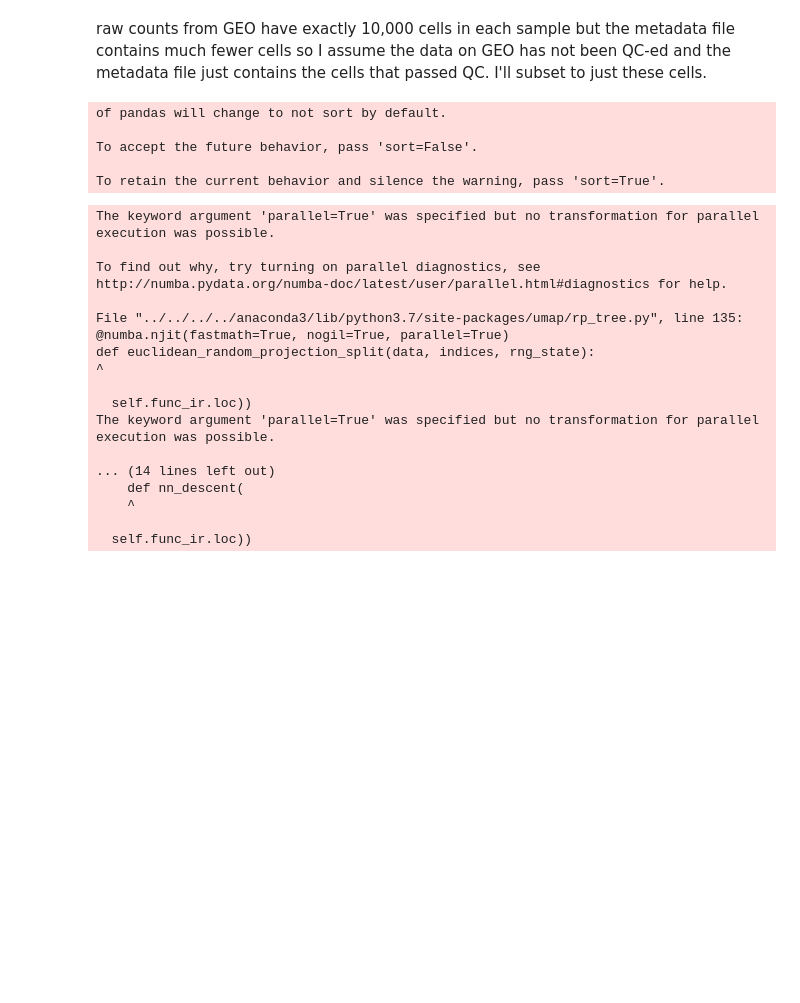
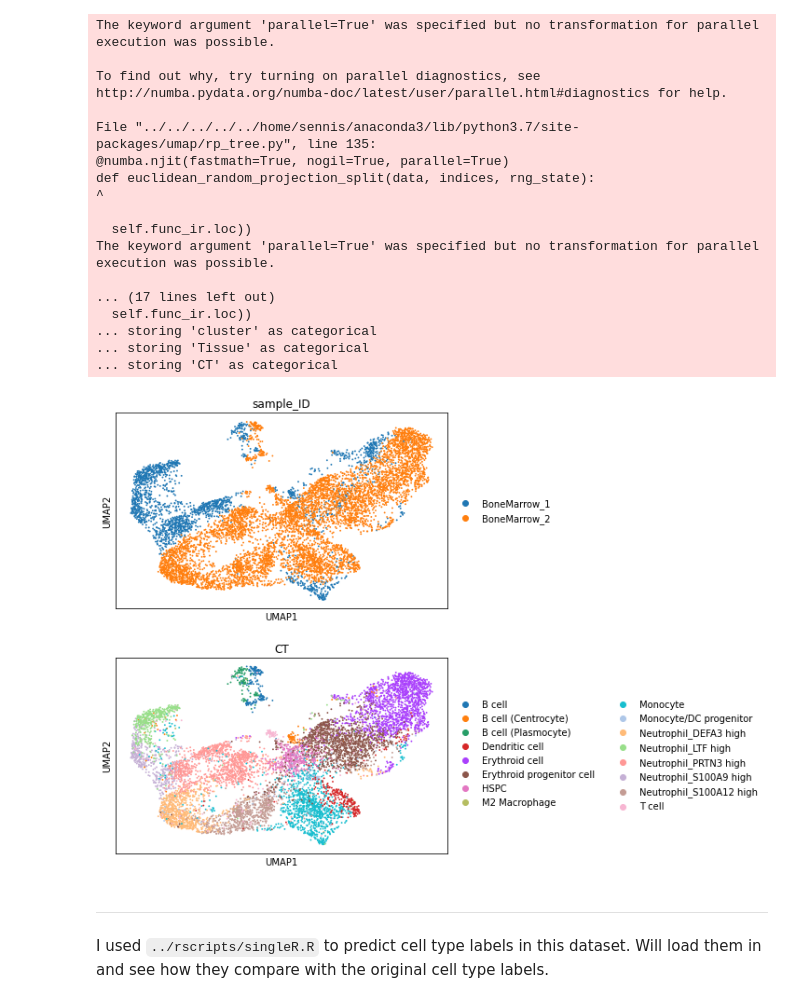
Before and after one commit to Sarah145/bone_marrow_analysis, a Jupyter notebook: notebooks/pre_processing_han.ipynb, the cells around one changed output. Cells and saved outputs as stored; diff of their text form; code cells hidden in the pictures; blank space fills up the shorter version.

```diff
--- a/notebooks/pre_processing_han.ipynb
+++ b/notebooks/pre_processing_han.ipynb
@@ -12,8 +12,9 @@ Data was downloaded from GEO (accession numbers: GSM3943045 and GSM3980128). Dat
 # %%
-# read in raw counts
-adata1 = sc.read('../data/han/GSM3943045_Adult-Bone-Marrow1_dge.txt').T
-adata2 = sc.read('../data/han/GSM3980128_Adult-Bone-Marrow2_dge.txt').T
+# read in raw counts, meta data and merge two samples
+adata1 = sc.read_csv('../data/han/Adult-Bone-Marrow1_dge.txt', first_column_names = True).T
+adata1.obs = pd.read_csv('../data/han/Adult-Bone-Marrow1_Anno.csv', index_col=0)
+adata2 = sc.read_csv('../data/han/Adult-Bone-Marrow2_dge.txt', first_column_names = True).T
+adata2.obs = pd.read_csv('../data/han/Adult-Bone-Marrow2_Anno.csv', index_col=0)
 adata = adata1.concatenate([adata2], batch_key='sample_ID', batch_categories=['BoneMarrow_1', 'BoneMarrow_2'])
-del adata1, adata2
 adata
 # %% [output]
@@ -41,47 +23,28 @@ meta
-# %% [markdown]
-raw counts from GEO have exactly 10,000 cells in each sample but the metadata file contains much fewer cells so I assume the data on GEO has not been QC-ed and the metadata file just contains the cells that passed QC. I'll subset to just these cells.
-# %%
-# add metadata to adata object
-p = re.compile('[^.]+$')
-bc1 = [p.search(x).group() for x in meta['cellnames']]
-p = re.compile('[^.]+')
-bc2 = [p.search(x).group() for x in meta['cellnames']]
-meta['barcode'] = np.char.add(np.char.add(np.array(bc1), np.array(['-'] * len(bc1))), np.array(bc2))
-meta.index = meta['barcode']
-adata.obs = pd.concat([adata.obs, meta], axis = 1)
-del meta
-# %% [output]
-of pandas will change to not sort by default.
-
-To accept the future behavior, pass 'sort=False'.
-
-To retain the current behavior and silence the warning, pass 'sort=True'.
 # %%
-# subset to only cells with metadata and visualise
-adata = adata[~pd.isnull(adata.obs['celltype'])].copy()
-adata.X = sparse.csr_matrix(adata.X).astype(dtype='float32')
-adata.layers['counts'] = adata.X
-sc.pp.normalize_per_cell(adata, counts_per_cell_after=1e4)
+# normalise and visualise
+sc.pp.normalize_total(adata, target_sum=1e4)
 sc.pp.log1p(adata)
-sc.pp.pca(adata, n_comps=15)
+sc.pp.highly_variable_genes(adata, n_top_genes=4000)
+sc.pp.pca(adata, n_comps=50, use_highly_variable=True, svd_solver='arpack')
 sc.pp.neighbors(adata)
 sc.tl.umap(adata)
-sc.pl.umap(adata, color=['sample', 'celltype'], ncols = 1)
+sc.pl.umap(adata, color=['sample_ID', 'CT'], ncols=1)
 # %% [output]
 The keyword argument 'parallel=True' was specified but no transformation for parallel execution was possible.
 
 To find out why, try turning on parallel diagnostics, see http://numba.pydata.org/numba-doc/latest/user/parallel.html#diagnostics for help.
 
-File "../../../../anaconda3/lib/python3.7/site-packages/umap/rp_tree.py", line 135:
+File "../../../../../home/sennis/anaconda3/lib/python3.7/site-packages/umap/rp_tree.py", line 135:
 @numba.njit(fastmath=True, nogil=True, parallel=True)
 def euclidean_random_projection_split(data, indices, rng_state):
 ^
 
   self.func_ir.loc))
 The keyword argument 'parallel=True' was specified but no transformation for parallel execution was possible.
 
-... (14 lines left out)
-    def nn_descent(
-    ^
-
+... (17 lines left out)
   self.func_ir.loc))
+... storing 'cluster' as categorical
+... storing 'Tissue' as categorical
+... storing 'CT' as categorical
+[figure, added]
@@ -87,0 +54,3 @@ The keyword argument 'parallel=True' was specified but no transformation for par
+# %% [markdown]
+-------------------
+I used `../rscripts/singleR.R` to predict cell type labels in this dataset. Will load them in and see how they compare with the original cell type labels.
```
Also changed, not shown: parts of 10 cells of this notebook.
